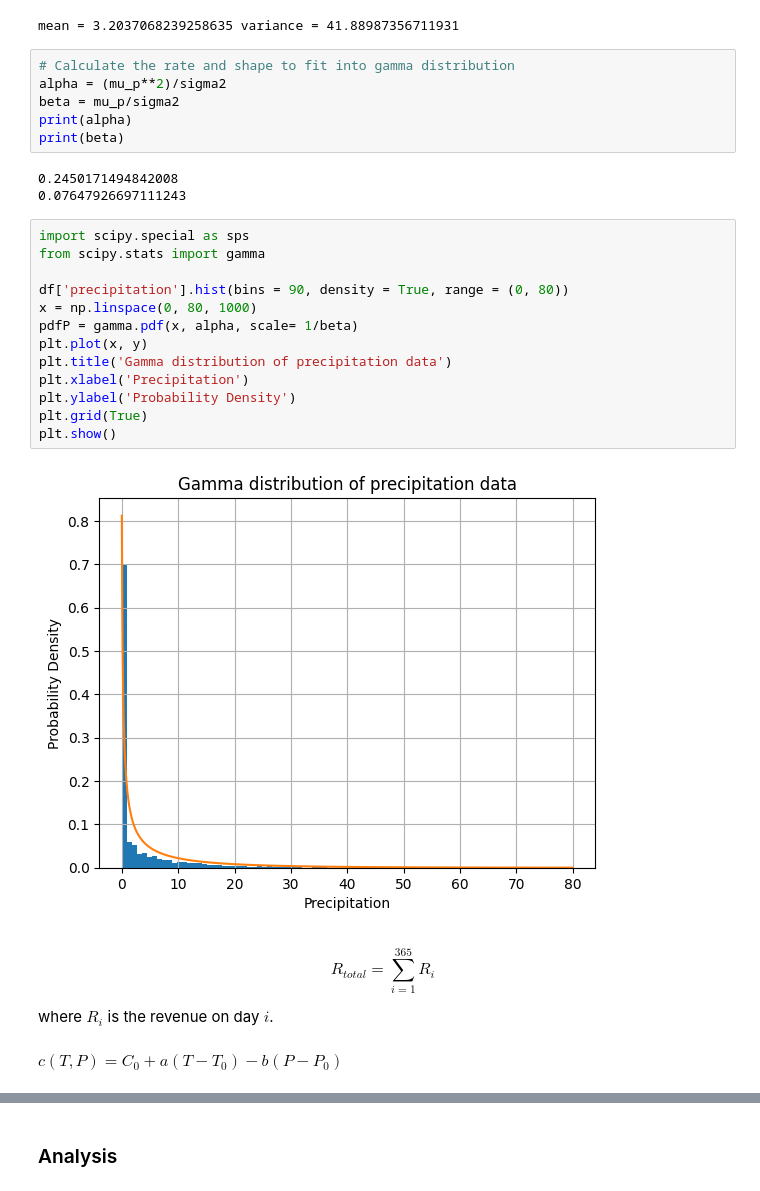
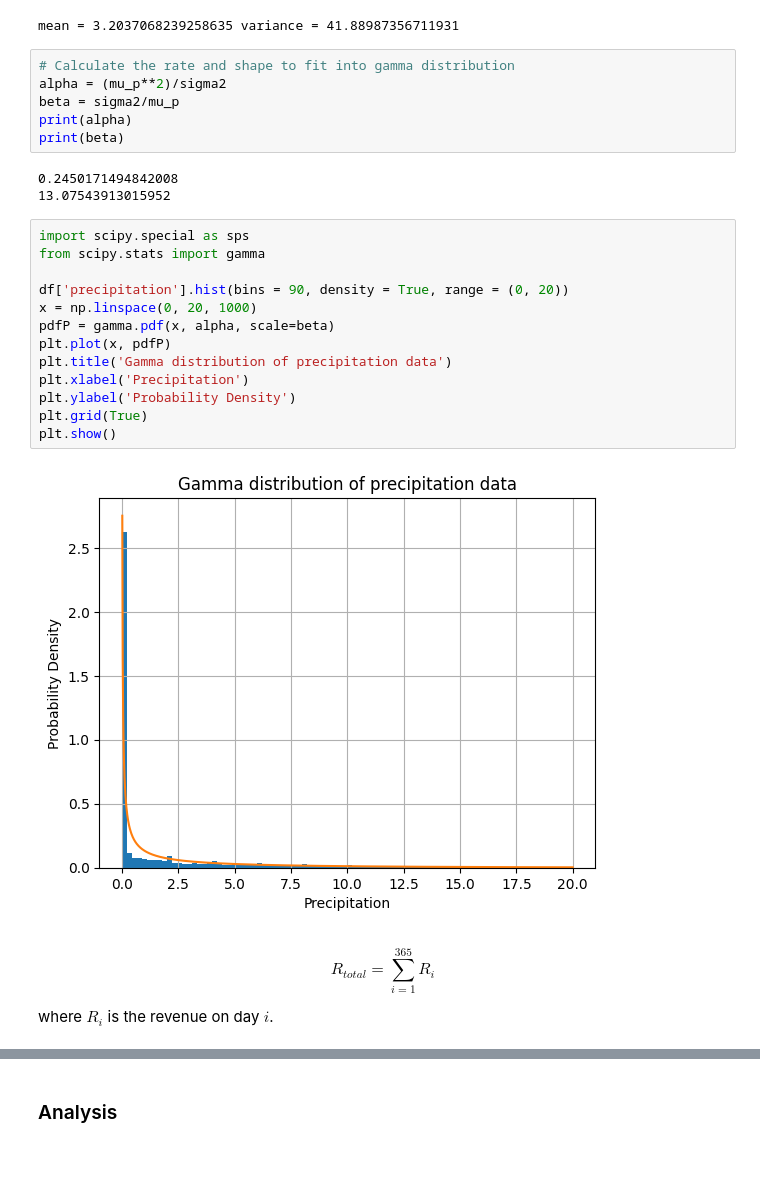
Before and after one commit to Michxz312/Weather-Impact-on-Annual-Revenue, a Jupyter notebook: Weather Impact on Annual Revenue.ipynb, the cells around one changed output, grey strips where cells are left out. Saved outputs shown, nothing was run; the diff lists cells and outputs as text; blank space fills up the shorter version.

```diff
--- a/Weather Impact on Annual Revenue.ipynb
+++ b/Weather Impact on Annual Revenue.ipynb
@@ -92,35 +92,33 @@ mean = 3.2037068239258635 variance = 41.88987356711931
 # %%
 # Calculate the rate and shape to fit into gamma distribution
 alpha = (mu_p**2)/sigma2
-beta = mu_p/sigma2
+beta = sigma2/mu_p
 print(alpha)
 print(beta)
 # %% [output]
 0.2450171494842008
-0.07647926697111243
+13.07543913015952
 # %%
 import scipy.special as sps
 from scipy.stats import gamma
 
-df['precipitation'].hist(bins = 90, density = True, range = (0, 80))
-x = np.linspace(0, 80, 1000)
-pdfP = gamma.pdf(x, alpha, scale= 1/beta)
-plt.plot(x, y)
+df['precipitation'].hist(bins = 90, density = True, range = (0, 20))
+x = np.linspace(0, 20, 1000)
+pdfP = gamma.pdf(x, alpha, scale=beta)
+plt.plot(x, pdfP)
 plt.title('Gamma distribution of precipitation data')
 plt.xlabel('Precipitation')
 plt.ylabel('Probability Density')
 plt.grid(True)
 plt.show()
 # %% [output]
-[figure, old version]
+[figure, new version]
 # %% [markdown]
 $$
 R_{total} = \sum \limits_{i = 1}^{365} R_i
 $$
 
 where $R_i$ is the revenue on day $i$.
-# %% [markdown]
-$c(T,P) = C_0 + a(T - T_0) - b(P - P_0)$
 # %%
 Ys = []
 
```
Also changed, not shown: parts of 30 cells of this notebook.
